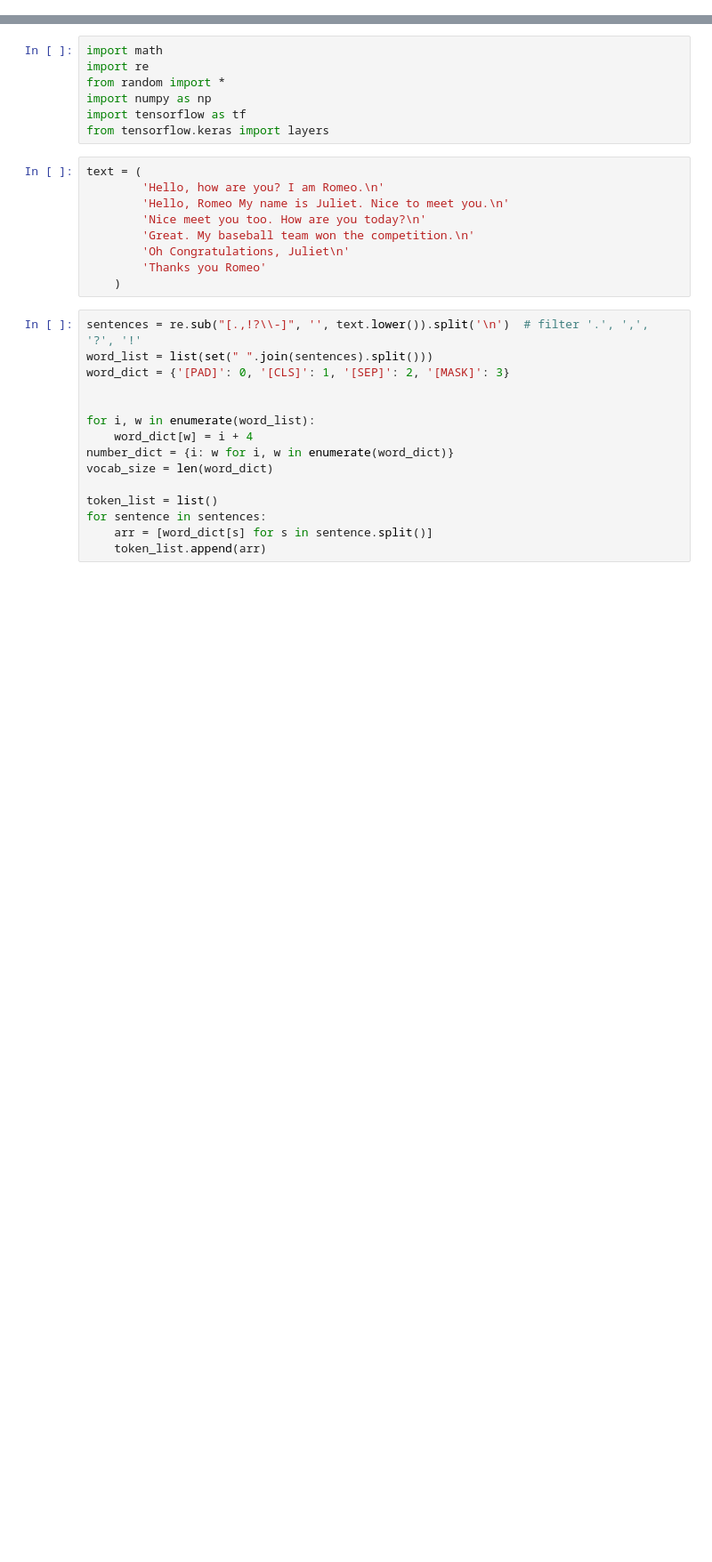
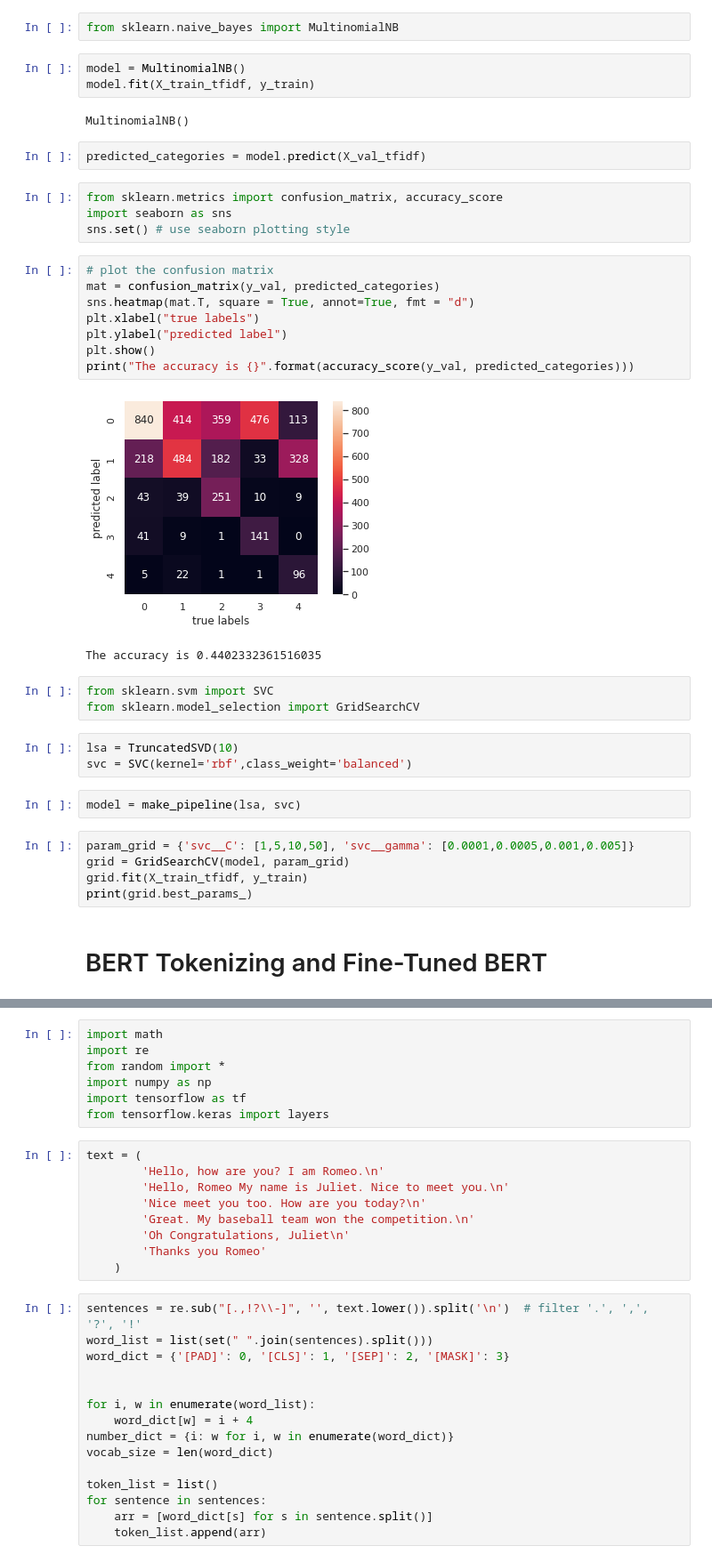
Before and after one commit to michaelmml/Word-Generation-with-Attention, a Jupyter notebook: EncoderBERT.ipynb, the cells around one changed output, grey strips where cells are left out. Shown at 89% size. Cells and saved outputs as stored; diff of their text form; blank space fills up the shorter version.

```diff
--- a/EncoderBERT.ipynb
+++ b/EncoderBERT.ipynb
@@ -2,0 +184,39 @@
+# %%
+from sklearn.naive_bayes import MultinomialNB
+# %%
+model = MultinomialNB()
+model.fit(X_train_tfidf, y_train)
+# %% [output]
+MultinomialNB()
+# %%
+predicted_categories = model.predict(X_val_tfidf)
+# %%
+from sklearn.metrics import confusion_matrix, accuracy_score
+import seaborn as sns
+sns.set() # use seaborn plotting style
+# %%
+# plot the confusion matrix
+mat = confusion_matrix(y_val, predicted_categories)
+sns.heatmap(mat.T, square = True, annot=True, fmt = "d")
+plt.xlabel("true labels")
+plt.ylabel("predicted label")
+plt.show()
+print("The accuracy is {}".format(accuracy_score(y_val, predicted_categories)))
+# %% [output]
+[figure, added]
+The accuracy is 0.4402332361516035
+# %%
+from sklearn.svm import SVC
+from sklearn.model_selection import GridSearchCV
+# %%
+lsa = TruncatedSVD(10)
+svc = SVC(kernel='rbf',class_weight='balanced')
+# %%
+model = make_pipeline(lsa, svc)
+# %%
+param_grid = {'svc__C': [1,5,10,50], 'svc__gamma': [0.0001,0.0005,0.001,0.005]}
+grid = GridSearchCV(model, param_grid)
+grid.fit(X_train_tfidf, y_train)
+print(grid.best_params_)
+# %% [markdown]
+# BERT Tokenizing and Fine-Tuned BERT
```
Also changed, not shown: parts of 42 cells of this notebook.
